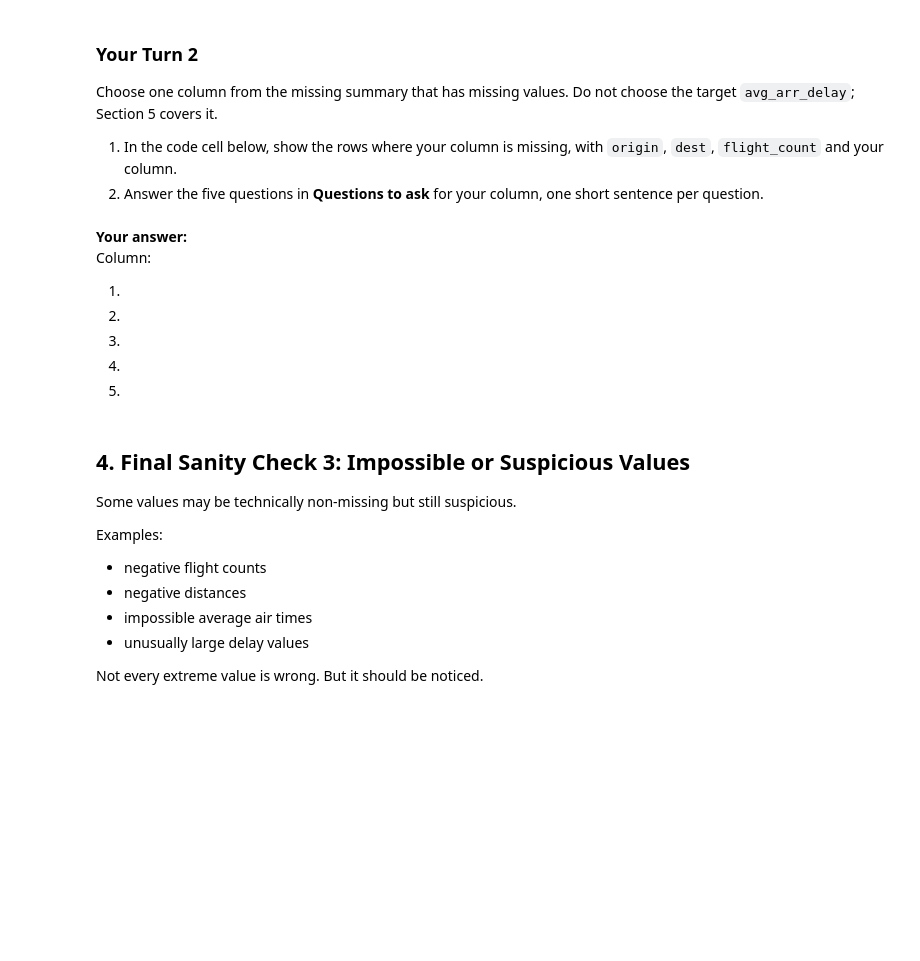
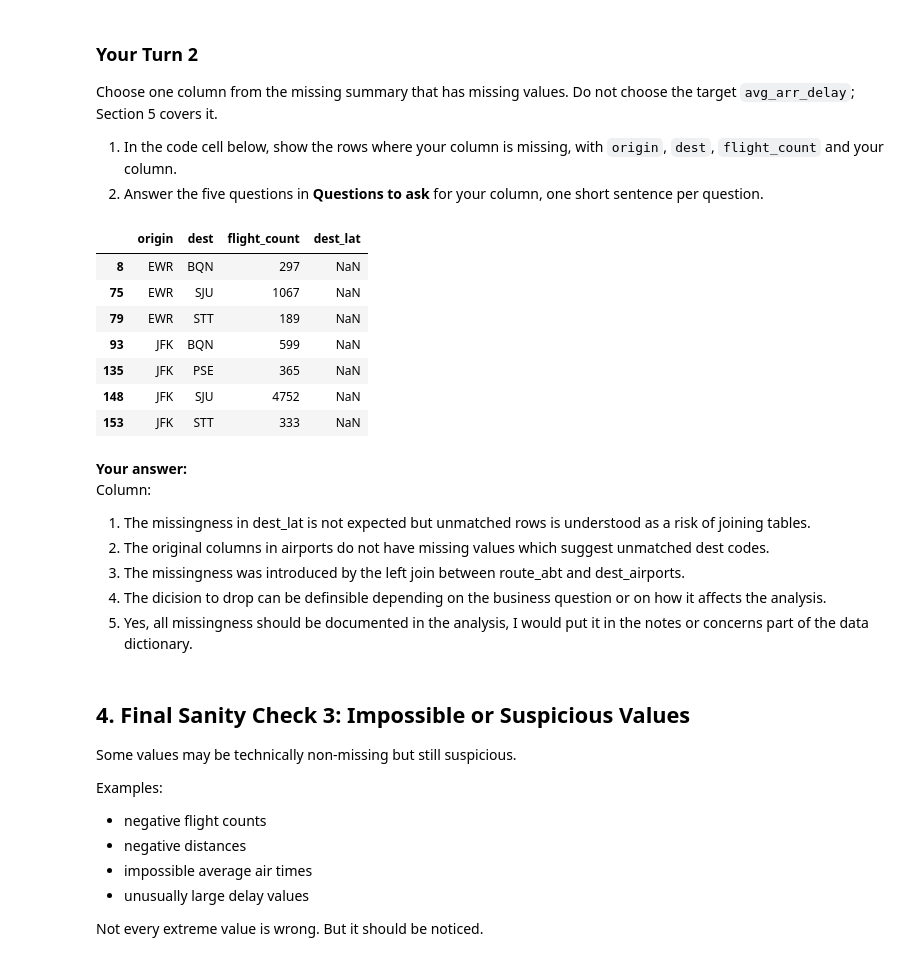
Before and after one commit to JonathanStachowiak/ban6003-week-11-abt-documentation-Jonathan-Stachowiak2, a Jupyter notebook: notebooks/module11_abt_documentation_guided_lab.ipynb, the cells around one changed output. Drawn from its saved outputs; the diff is of its cells as text; code cells hidden in the pictures; blank space fills up the shorter version.

```diff
--- a/notebooks/module11_abt_documentation_guided_lab.ipynb
+++ b/notebooks/module11_abt_documentation_guided_lab.ipynb
@@ -191,16 +242,26 @@ Choose one column from the missing summary that has missing values. Do not choos
 # %%
 # Your Turn 2
 # Replace your_column with the column you chose, then show its missing rows.
 # Hint: route_abt[route_abt["your_column"].isna()][["origin", "dest", "flight_count", "your_column"]]
+route_abt[route_abt["dest_lat"].isna()][["origin", "dest", "flight_count", "dest_lat"]]
+# %% [output]
+|  | origin | dest | flight_count | dest_lat |
+| 8 | EWR | BQN | 297 | NaN |
+| 75 | EWR | SJU | 1067 | NaN |
+| 79 | EWR | STT | 189 | NaN |
+| 93 | JFK | BQN | 599 | NaN |
+| 135 | JFK | PSE | 365 | NaN |
+| 148 | JFK | SJU | 4752 | NaN |
+| 153 | JFK | STT | 333 | NaN |
 # %% [markdown]
 **Your answer:**
 Column:
 
-1.
-2.
-3.
-4.
-5.
+1. The missingness in dest_lat is not expected but unmatched rows is understood as a risk of joining tables.
+2. The original columns in airports do not have missing values which suggest unmatched dest codes.
+3. The missingness was introduced by the left join between route_abt and dest_airports.
+4. The dicision to drop can be definsible depending on the business question or on how it affects the analysis.
+5. Yes, all missingness should be documented in the analysis, I would put it in the notes or concerns part of the data dictionary.
 # %% [markdown]
 ## 4. Final Sanity Check 3: Impossible or Suspicious Values
 
```
Also changed, not shown: parts of 31 cells of this notebook, 3 other files.
